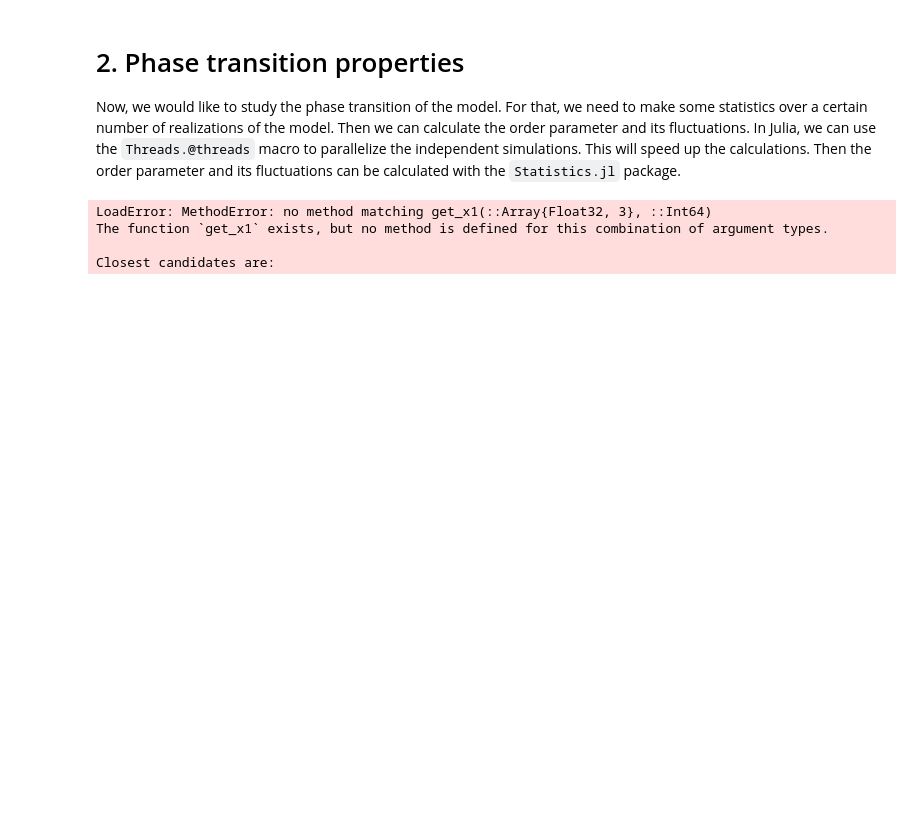
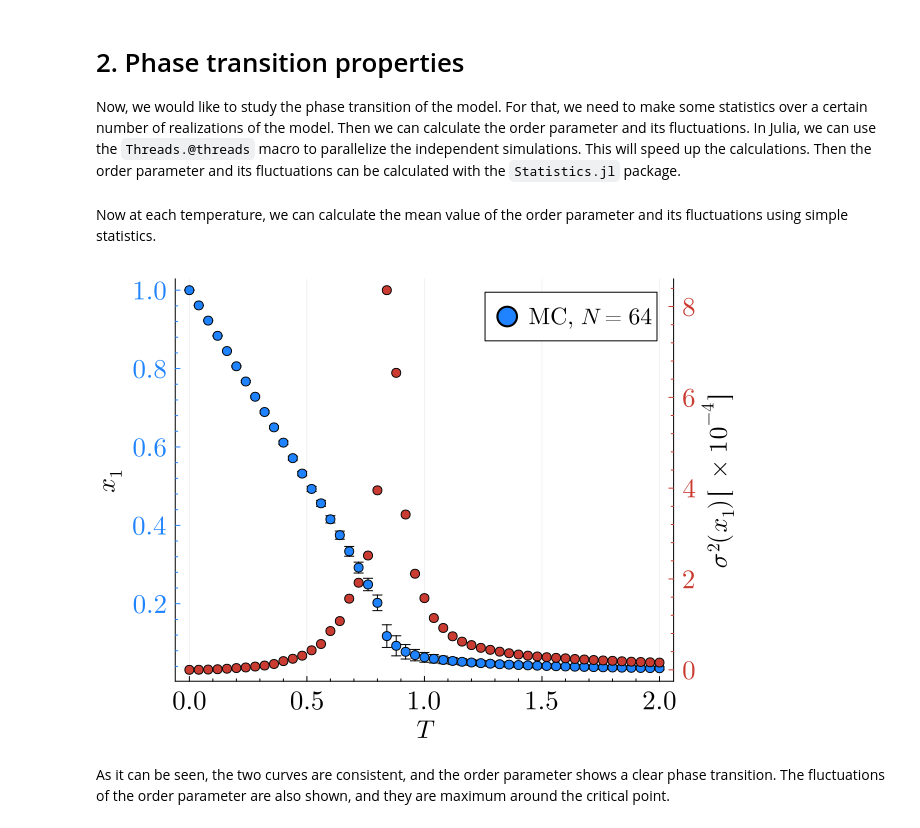
Before and after one commit to nicolasvazquez95/YardSale.jl, a Jupyter notebook: tutorials/mc_eysm_base.ipynb, the cells around one changed output. Saved outputs shown, nothing was run; the diff lists cells and outputs as text; code cells hidden in the pictures; blank space fills up the shorter version.

Commit message:
Update documentation structure and add new functions for Monte Carlo analysis

```diff
--- a/tutorials/mc_eysm_base.ipynb
+++ b/tutorials/mc_eysm_base.ipynb
@@ -143,7 +149,50 @@ end
-# %%
-x1 = get_x1(sims,3)
-# %% [output]
-LoadError: MethodError: no method matching get_x1(::Array{Float32, 3}, ::Int64)
-The function `get_x1` exists, but no method is defined for this combination of argument types.
-
-Closest candidates are:
+# %% [markdown]
+Now at each temperature, we can calculate the mean value of the order parameter and its fluctuations using simple statistics.
+# %%
+# Each row is x1(T,t) for a given T=χ/ζ
+x1 = dropdims(maximum(sims,dims=3),dims=3)
+# Calculate mean and variance for all temperatures, in the steady state
+using Statistics
+start = 20000
+mean_x1 = mean(x1[:,start:end]/N,dims=2)
+var_x1 = var(x1[:,start:end]/N,dims=2)
+;
+# %%
+p1 = plot(
+    ylabel = L"x_1",
+    xlabel = L"T",
+    fontfamily = "Computer Modern",
+    xguidefontsize = 17,
+    yguidefontsize = 17,
+    legendfontsize = 15,
+    legendtitlefontsize = 17,
+    xtickfontsize = 17,
+    ytickfontsize = 17,
+    minorticks = true,
+    palette = :julia,
+    size=(640,480),
+    y_foreground_color_text = ColorSchemes.julia[1],
+    y_foreground_color_axis = ColorSchemes.julia[1]
+)
+
+scatter!(p1, chi /zeta, mean_x1, yerr=sqrt.(var_x1),label="MC, " *L"N="*"$N",ms=5)
+p2 = twinx(p1)
+scatter!(
+    p2,
+    chi /zeta,
+    1e4*var_x1,
+    label="",
+    ms=5,
+    palette=:julia,
+    color=2,
+    minorticks=true,
+    ylabel=L"\sigma^2(x_1)\,[\,\times 10^{-4}]",
+    yguidefontsize = 17,
+    ytickfontsize = 17,
+    y_foreground_color_text = ColorSchemes.julia[2],
+    y_foreground_color_axis = ColorSchemes.julia[2]
+    )
+# %% [output]
+[figure, added]
+# %% [markdown]
+As it can be seen, the two curves are consistent, and the order parameter shows a clear phase transition. The fluctuations of the order parameter are also shown, and they are maximum around the critical point.
```
Also changed, not shown: parts of 2 cells of this notebook, 14 other files.
